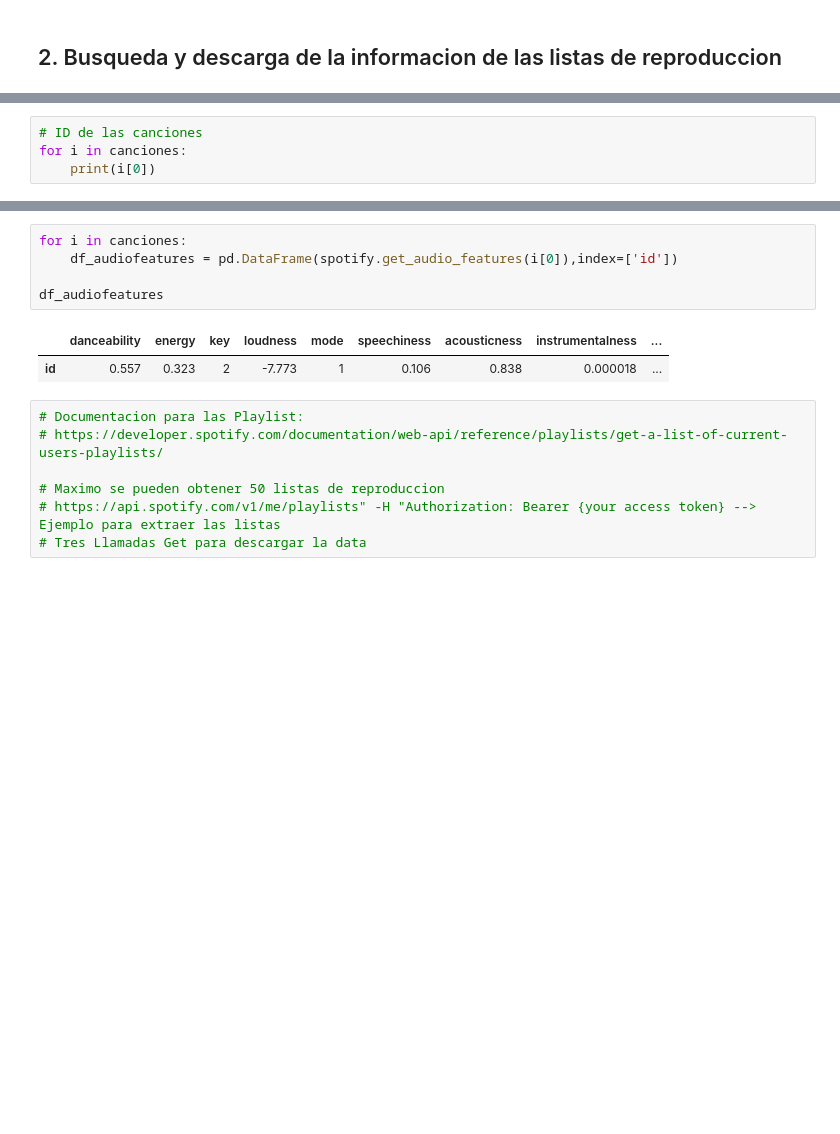
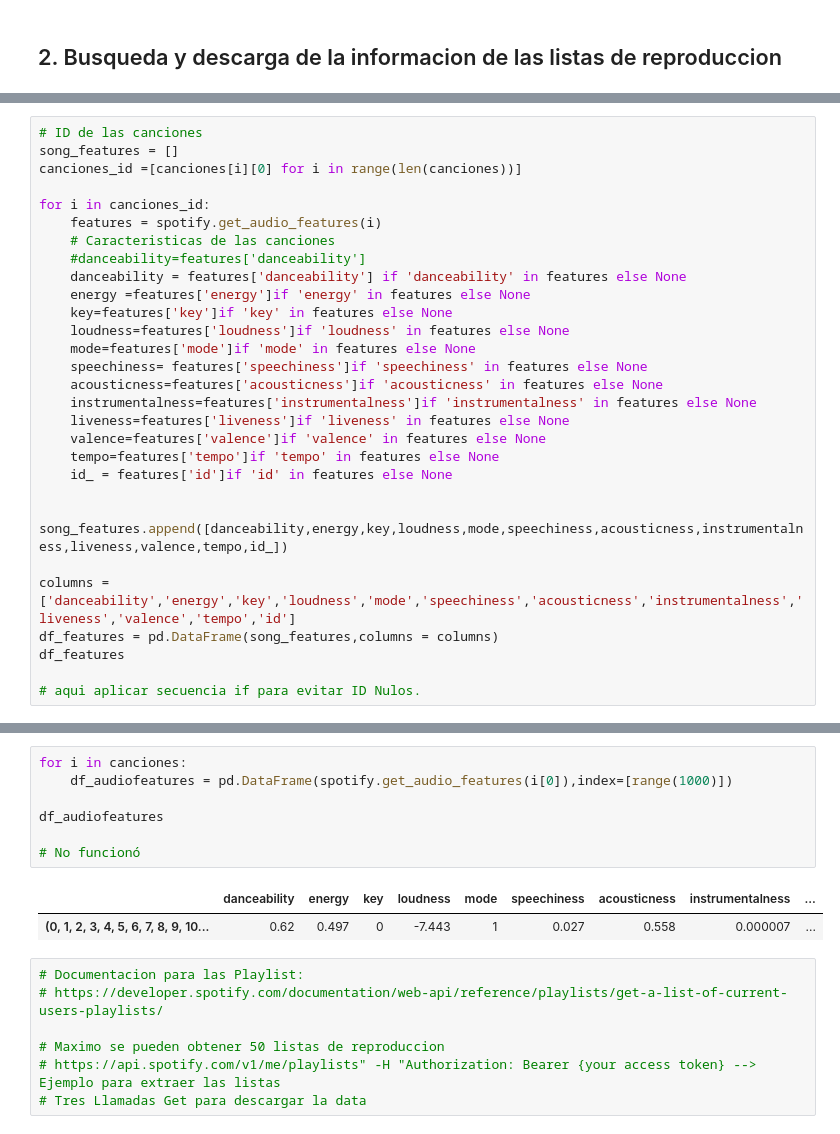
Before and after one commit to ta-data-mexpt/project-data-extraction, a Jupyter notebook: Proyecto_2-API-Spotify.ipynb, the cells around one changed output, grey strips where cells are left out. Cells and saved outputs as stored; diff of their text form; blank space fills up the shorter version.

```diff
--- a/Proyecto_2-API-Spotify.ipynb
+++ b/Proyecto_2-API-Spotify.ipynb
@@ -198,4 +196,0 @@ canciones
-# %%
-# ID de las canciones
-for i in canciones:
-    print(i[0])
@@ -219,0 +197,29 @@ for i in canciones:
+# %%
+# ID de las canciones
+song_features = []
+canciones_id =[canciones[i][0] for i in range(len(canciones))]
+
+for i in canciones_id:
+    features = spotify.get_audio_features(i)
+    # Caracteristicas de las canciones
+    #danceability=features['danceability']
+    danceability = features['danceability'] if 'danceability' in features else None
+    energy =features['energy']if 'energy' in features else None
+    key=features['key']if 'key' in features else None
+    loudness=features['loudness']if 'loudness' in features else None
+    mode=features['mode']if 'mode' in features else None
+    speechiness= features['speechiness']if 'speechiness' in features else None
+    acousticness=features['acousticness']if 'acousticness' in features else None
+    instrumentalness=features['instrumentalness']if 'instrumentalness' in features else None
+    liveness=features['liveness']if 'liveness' in features else None
+    valence=features['valence']if 'valence' in features else None
+    tempo=features['tempo']if 'tempo' in features else None
+    id_ = features['id']if 'id' in features else None
+
+    song_features.append([danceability,energy,key,loudness,mode,speechiness,acousticness,instrumentalness,liveness,valence,tempo,id_])
+
+columns =['danceability','energy','key','loudness','mode','speechiness','acousticness','instrumentalness','liveness','valence','tempo','id']
+df_features = pd.DataFrame(song_features,columns = columns)
+df_features
+
+# aqui aplicar secuencia if para evitar ID Nulos.
@@ -228,11 +293,13 @@ df
 # %%
 for i in canciones:
-    df_audiofeatures = pd.DataFrame(spotify.get_audio_features(i[0]),index=['id'])
+    df_audiofeatures = pd.DataFrame(spotify.get_audio_features(i[0]),index=[range(1000)])
 
 df_audiofeatures
+
+# No funcionó
 # %% [output]
 |  | danceability | energy | key | loudness | mode | speechiness | acousticness | instrumentalness | ... |
-| id | 0.557 | 0.323 | 2 | -7.773 | 1 | 0.106 | 0.838 | 0.000018 | ... |
+| (0, 1, 2, 3, 4, 5, 6, 7, 8, 9, 10... | 0.62 | 0.497 | 0 | -7.443 | 1 | 0.027 | 0.558 | 0.000007 | ... |
 # %%
 # Documentacion para las Playlist:
 # https://developer.spotify.com/documentation/web-api/reference/playlists/get-a-list-of-current-users-playlists/
```
Also changed, not shown: parts of 9 cells of this notebook.
